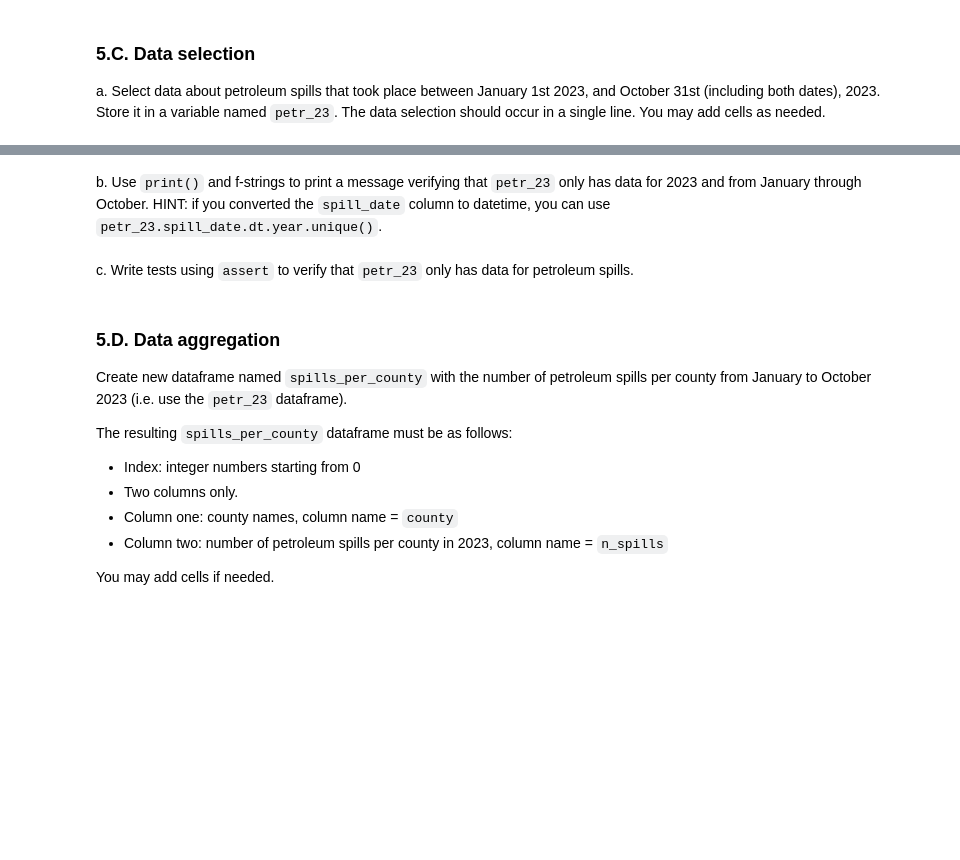
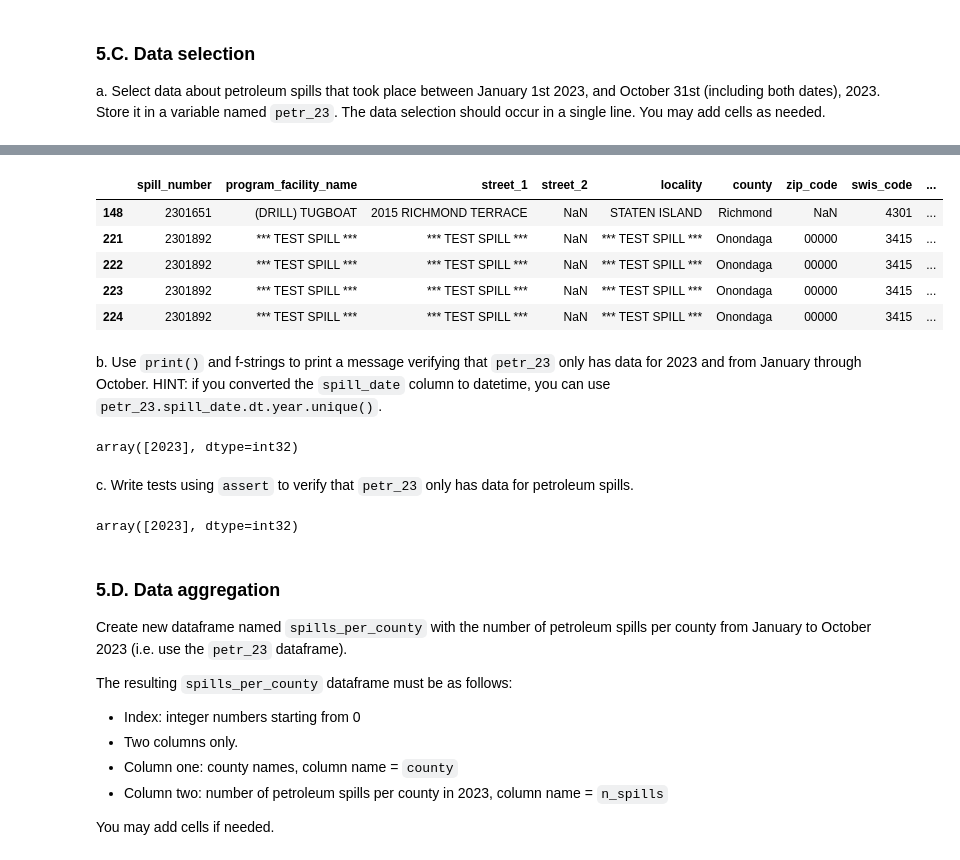
Before and after one commit to IsabellaSegarra/eds220-hwk3, a Jupyter notebook: hwk3-task1-spills.ipynb, the cells around one changed output, grey strips where cells are left out. Drawn from its saved outputs; the diff is of its cells as text; code cells hidden in the pictures; blank space fills up the shorter version.

```diff
--- a/hwk3-task1-spills.ipynb
+++ b/hwk3-task1-spills.ipynb
@@ -126,3 +234,14 @@ a. Select data about petroleum spills that took place between January 1st 2023,
+# %%
+petr_23 = spills[(spills['spill_date'] >= '2023-01-01') & (spills['spill_date'] <= '2023-10-31')]
+
+petr_23.head()
+# %% [output]
+|  | spill_number | program_facility_name | street_1 | street_2 | locality | county | zip_code | swis_code | ... |
+| 148 | 2301651 | (DRILL) TUGBOAT | 2015 RICHMOND TERRACE | NaN | STATEN ISLAND | Richmond | NaN | 4301 | ... |
+| 221 | 2301892 | *** TEST SPILL *** | *** TEST SPILL *** | NaN | *** TEST SPILL *** | Onondaga | 00000 | 3415 | ... |
+| 222 | 2301892 | *** TEST SPILL *** | *** TEST SPILL *** | NaN | *** TEST SPILL *** | Onondaga | 00000 | 3415 | ... |
+| 223 | 2301892 | *** TEST SPILL *** | *** TEST SPILL *** | NaN | *** TEST SPILL *** | Onondaga | 00000 | 3415 | ... |
+| 224 | 2301892 | *** TEST SPILL *** | *** TEST SPILL *** | NaN | *** TEST SPILL *** | Onondaga | 00000 | 3415 | ... |
 # %% [markdown]
 <!-- END QUESTION -->
 
@@ -133,9 +257,22 @@ HINT: if you converted the `spill_date` column to datetime, you can use `petr_23
+# %%
+
+what_year = petr_23.spill_date.dt.year.unique()
+
+#print(f"{petr_23} is from 2023? {petr_23.spill_date.dt.year.unique()}")
+
+#print(f"{column} is string dtype? {is_string_dtype(states[column])}")
+# %% [output]
+array([2023], dtype=int32)
 # %% [markdown]
 <!-- END QUESTION -->
 
 <!-- BEGIN QUESTION -->
 
 c. Write tests using `assert` to verify that `petr_23` only has data for petroleum spills.
+# %%
+petr_23.spill_date.dt.year.unique()
+# %% [output]
+array([2023], dtype=int32)
 # %% [markdown]
 <!-- END QUESTION -->
 
```
Also changed, not shown: parts of 17 cells of this notebook.
